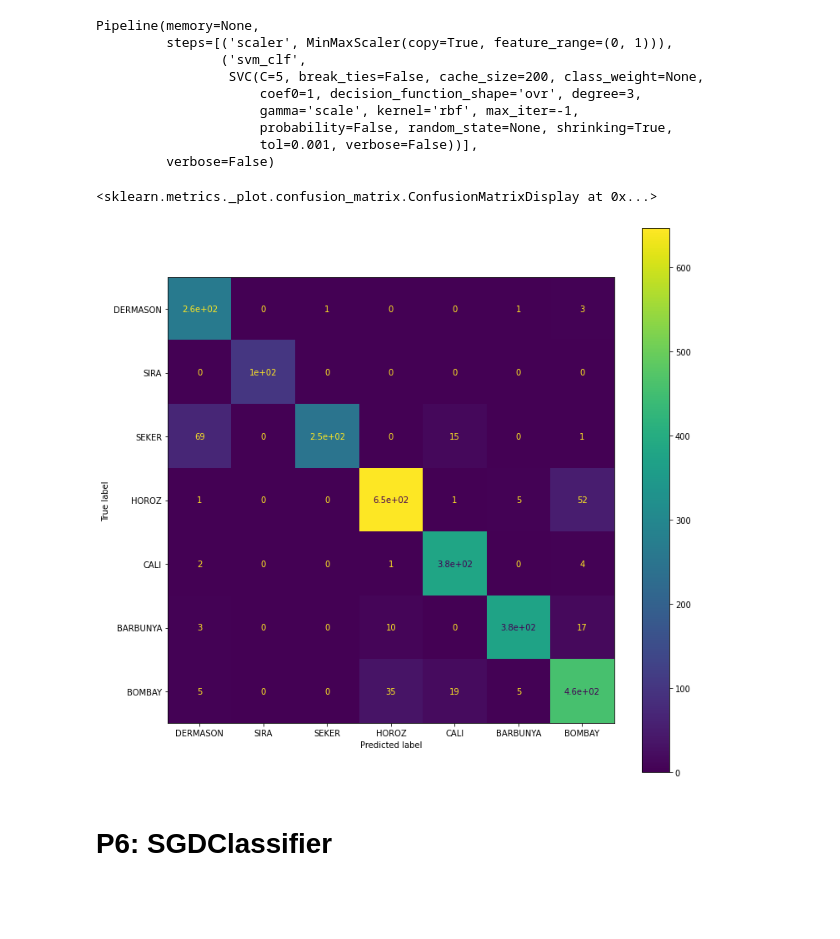
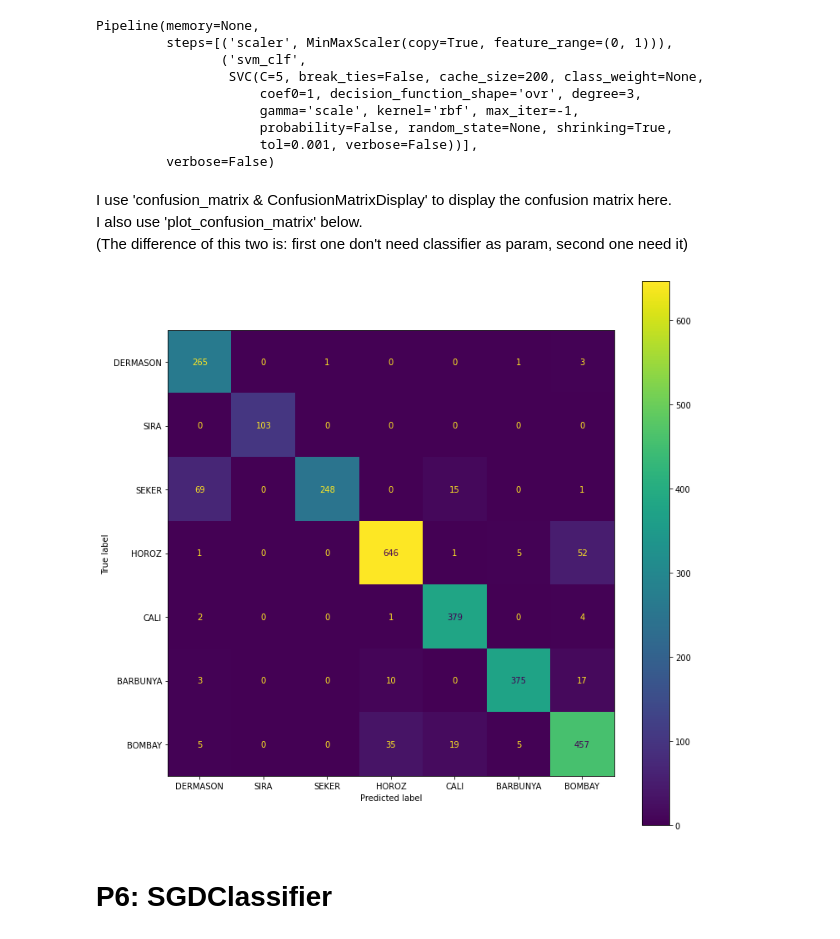
Before and after one commit to tom9672/CITS5508_MachineLearning, a Jupyter notebook: lab02/lab02.ipynb, the cells around one changed output. Saved outputs shown, nothing was run; the diff lists cells and outputs as text; code cells hidden in the pictures; blank space fills up the shorter version.

```diff
--- a/lab02/lab02.ipynb
+++ b/lab02/lab02.ipynb
@@ -63,10 +63,10 @@ from sklearn.model_selection import train_test_split
 
 train_set, test_set = train_test_split(df, test_size=0.2, random_state=1)
 # %%
-labels_train = train_set['Class'].copy()
+labels_train = train_set['Class'].copy().values
 train = train_set.drop(columns=['Class']).values
 
-labels_test = test_set['Class'].copy()
+labels_test = test_set['Class'].copy().values
 test = test_set.drop(columns=['Class']).values
 # %%
 print("Train set size:", len(train))
@@ -106,16 +106,22 @@ Pipeline(memory=None,
          verbose=False)
 # %%
 pred = rbf_SVC.predict(test_scaled)
+# %% [markdown]
+I use 'confusion_matrix & ConfusionMatrixDisplay' to display the confusion matrix here.
+I also use 'plot_confusion_matrix' below.
+(The difference of this two is: first one don't need classifier as param, second one need it)
 # %%
 from sklearn.metrics import confusion_matrix, ConfusionMatrixDisplay
 
-cm = confusion_matrix(labels_test, pred)
-cmd = ConfusionMatrixDisplay(cm, display_labels=['DERMASON','SIRA','SEKER','HOROZ','CALI','BARBUNYA','BOMBAY'])
-fig, ax = plt.subplots(figsize=(12,12))
-cmd.plot(ax=ax)
+def draw_matrix(labels_test,pred):
+  cm = confusion_matrix(labels_test, pred)
+  cmd = ConfusionMatrixDisplay(cm, display_labels=['DERMASON','SIRA','SEKER','HOROZ','CALI','BARBUNYA','BOMBAY'])
+  fig, ax = plt.subplots(figsize=(12,12))
+  cmd.plot(ax=ax,values_format='d')
-# %% [output]
-<sklearn.metrics._plot.confusion_matrix.ConfusionMatrixDisplay at 0x...>
-[figure, removed]
+# %%
+draw_matrix(labels_test,pred)
+# %% [output]
+[figure, added]
 # %% [markdown]
 # P6: SGDClassifier
 # %%
```
Also changed, not shown: parts of 6 cells of this notebook, 2 other files.
